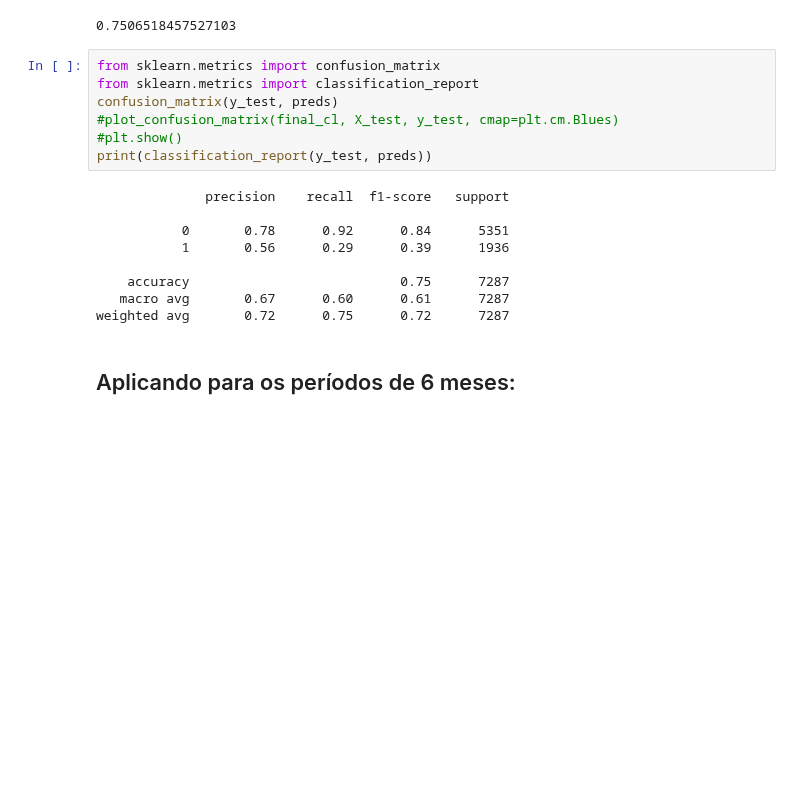
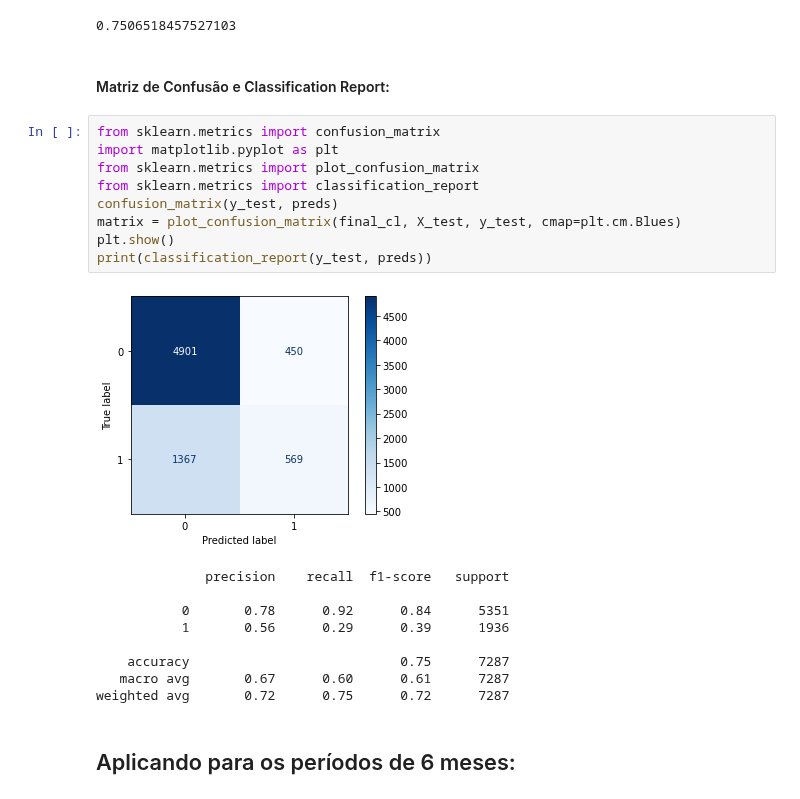
Before and after one commit to bielarnaud/Estudo_dados_de_covid, a Jupyter notebook: Codes/XGBoost.ipynb, the cells around one changed output. Saved outputs shown, nothing was run; the diff lists cells and outputs as text; blank space fills up the shorter version.

```diff
--- a/Codes/XGBoost.ipynb
+++ b/Codes/XGBoost.ipynb
@@ -233,14 +233,19 @@ preds = final_cl.predict(X_test)
 accuracy_score(y_test, preds)
 # %% [output]
 0.7506518457527103
+# %% [markdown]
+#### Matriz de Confusão e Classification Report:
 # %%
 from sklearn.metrics import confusion_matrix
+import matplotlib.pyplot as plt
+from sklearn.metrics import plot_confusion_matrix
 from sklearn.metrics import classification_report
 confusion_matrix(y_test, preds)
-#plot_confusion_matrix(final_cl, X_test, y_test, cmap=plt.cm.Blues)
-#plt.show()
+matrix = plot_confusion_matrix(final_cl, X_test, y_test, cmap=plt.cm.Blues)
+plt.show()
 print(classification_report(y_test, preds))
 # %% [output]
+[figure, added]
               precision    recall  f1-score   support
 
            0       0.78      0.92      0.84      5351
```
Also changed, not shown: parts of 107 cells of this notebook.
